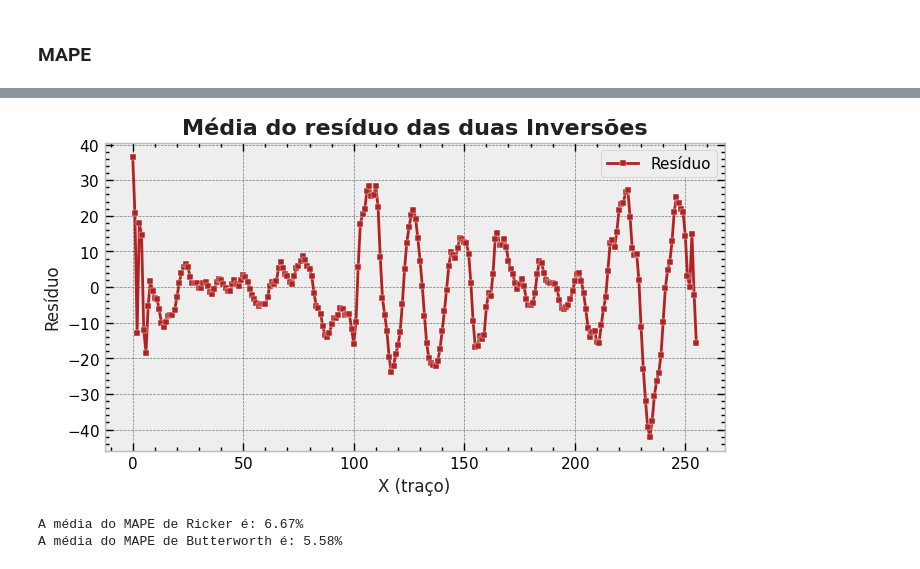
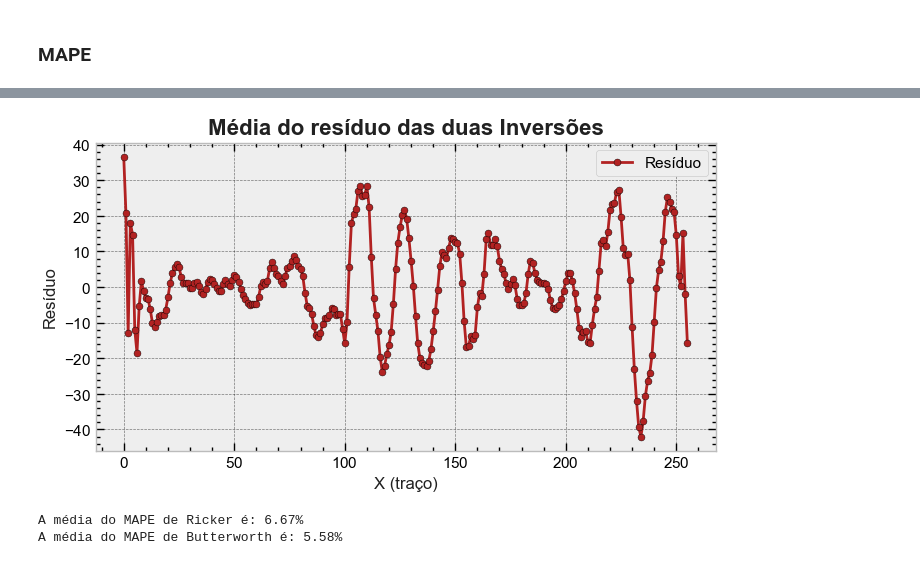
Before and after one commit to albano-a/inversion_methods_algorithms, a Jupyter notebook: statistical_analysis.ipynb, the cells around one changed output, grey strips where cells are left out. Cells and saved outputs as stored; diff of their text form; code cells hidden in the pictures.

```diff
--- a/statistical_analysis.ipynb
+++ b/statistical_analysis.ipynb
@@ -65,26 +81,26 @@ plt.show()
 # %%
 residuo = inverted_impedance_final_ricker - inverted_impedance_final_butter
 residuo_trace = np.zeros(nx)
 
 for ix in range(nx):
     residuo_trace[ix] = np.mean(residuo[ix,128,:])
 
 plt.figure(figsize=(8, 4))
 
-plt.plot(residuo_trace,'s-', label='Resíduo', ms=5,
-         color=TERCIARY, markeredgecolor='white', markeredgewidth=0.3)
+plt.plot(residuo_trace,'o-', label='Resíduo', ms=5,
+         color=TERCIARY, markeredgecolor='black', markeredgewidth=0.3)
 
 plt.title('Média do resíduo das duas Inversões', fontsize=16,
           fontweight='bold', color=TEXT_COLOR)
 plt.xlabel('X (traço)', fontsize=12, color=TEXT_COLOR)
 plt.ylabel('Resíduo', fontsize=12, color=TEXT_COLOR)
 plt.tick_params(axis='both', labelsize=11)
 plt.legend(loc='upper right', fontsize=11)
 
 plt.savefig('simposio_figs/residuo_inversoes.png', dpi=300, bbox_inches='tight')
 plt.show()
 # %% [output]
-[figure, old version]
+[figure, new version]
 # %%
 xxx = np.arange(0,254,1)
 # %%
```
Also changed, not shown: parts of 3 cells of this notebook, 9 other files.
